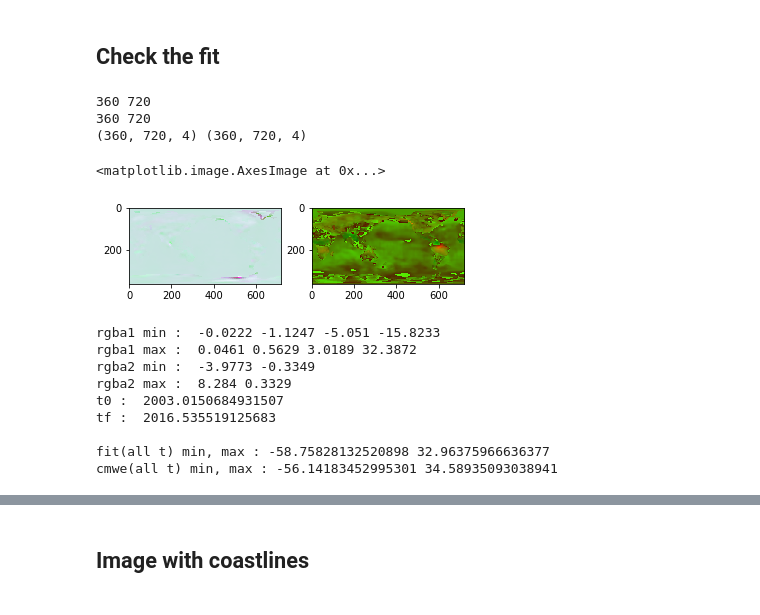
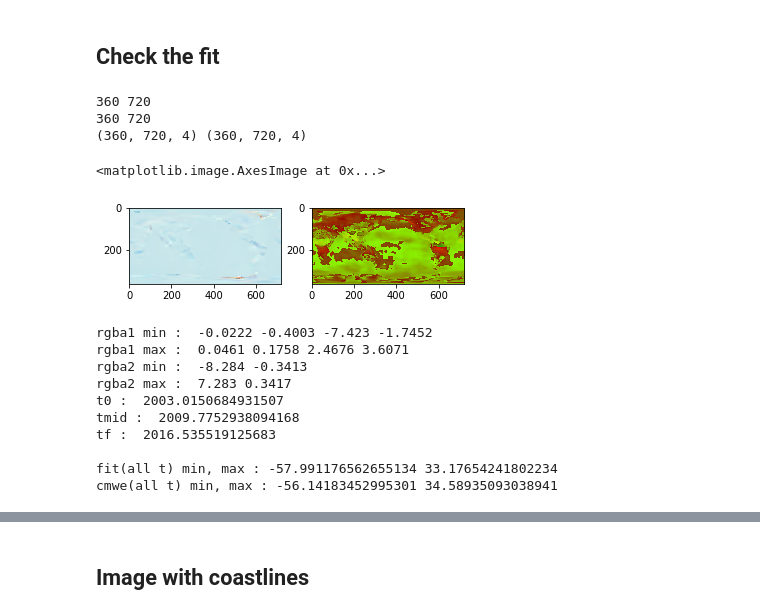
Before and after one commit to ageller/UniviewGRACE, a Jupyter notebook: GRACEEarth/rawdata/convertGRACEFit.ipynb, the cells around one changed output, grey strips where cells are left out. Drawn from its saved outputs; the diff is of its cells as text; code cells hidden in the pictures.

```diff
--- a/GRACEEarth/rawdata/convertGRACEFit.ipynb
+++ b/GRACEEarth/rawdata/convertGRACEFit.ipynb
@@ -286,7 +286,9 @@ def calcChi2(y, ye, m):
 
 t = mascons['yr'][2]
 t0 = min(t)
-t = t - t0
+tf = max(t)
+tmid = (tf + t0)/2.
+t = t - tmid
 
 #for second-order effects, fit sin curve
 def cfitFunc(t, fA, fp):
@@ -479,35 +481,35 @@ r2grid, g2grid, b2grid, a1grid = createFitImage(r2norm, g2norm, b2norm, a2norm,
 # %%
 def getImFit(iname):
     pixels = np.asarray(Image.open(iname))
     (ix, iy, foo) = pixels.shape
     print(ix,iy)
 
     Irgrid = np.zeros((ix,iy))
     Iggrid = np.zeros((ix,iy))
     Ibgrid = np.zeros((ix,iy))
     Iagrid = np.zeros((ix,iy))
     for i in range(ix):
         for j in range(iy):
             Irgrid[i,j] = pixels[i,j,0]/255.
             Iggrid[i,j] = pixels[i,j,1]/255.
             Ibgrid[i,j] = pixels[i,j,2]/255.
             Iagrid[i,j] = pixels[i,j,3]/255.
 
     return Irgrid, Iggrid, Ibgrid, Iagrid, pixels
 
-Ir1grid, Ig1grid, Ib1grid, Ia1grid, im1 = getImFit('GRACEfit_1.png')
-Ir2grid, Ig2grid, Ib2grid, Ia2grid, im2 = getImFit('GRACEfit_2.png')
+Ir1grid, Ig1grid, Ib1grid, Ia1grid, im1 = getImFit('../data/GRACEfit_1.png')
+Ir2grid, Ig2grid, Ib2grid, Ia2grid, im2 = getImFit('../data/GRACEfit_2.png')
 
 print(im1.shape, im2.shape)
 f,ax = plt.subplots(1,2)
 ax[0].imshow(im1)
 ax[1].imshow(im2)
 # %% [output]
 360 720
 360 720
 (360, 720, 4) (360, 720, 4)
 <matplotlib.image.AxesImage at 0x...>
-[figure, old version]
+[figure, new version]
 # %%
 def getCmwe(t, p1, p2):
     f1 = p1[0]*t**3. + p1[1]*t**2. + p1[2]*t**1. + p1[3]
@@ -521,10 +523,11 @@ print("rgba1 max : ", r1max, g1max, b1max, a1max)
 print("rgba2 min : ", r2min, g2min)#, b2min, a2min)
 print("rgba2 max : ", r2max, g2max)#, b2max, a2max)
 print("t0 : ", t0)
-print("tf : ", max(mascons['yr'][2]))
+print("tmid : ", tmid)
+print("tf : ", tf)
 print()
 
-t = mascons['yr'][2] - t0
+t = mascons['yr'][2] - tmid
 
 rf1 = Ir1grid * (r1max - r1min) + r1min
 gf1 = Ig1grid * (g1max - g1min) + g1min
@@ -552,14 +555,15 @@ print("fit(all t) min, max :", cmin, cmax)
 print("cmwe(all t) min, max :", min(cG.flatten()), max(cG.flatten()))
 print()
 # %% [output]
-rgba1 min :  -0.0222 -1.1247 -5.051 -15.8233
-rgba1 max :  0.0461 0.5629 3.0189 32.3872
-rgba2 min :  -3.9773 -0.3349
-rgba2 max :  8.284 0.3329
+rgba1 min :  -0.0222 -0.4003 -7.423 -1.7452
+rgba1 max :  0.0461 0.1758 2.4676 3.6071
+rgba2 min :  -8.284 -0.3413
+rgba2 max :  7.283 0.3417
 t0 :  2003.0150684931507
+tmid :  2009.7752938094168
 tf :  2016.535519125683
 
-fit(all t) min, max : -58.75828132520898 32.96375966636377
+fit(all t) min, max : -57.991176562655134 33.17654241802234
 cmwe(all t) min, max : -56.14183452995301 34.58935093038941
 # %%
 ti = len(t)-1
```
Also changed, not shown: parts of 6 cells of this notebook, 4 other files.
